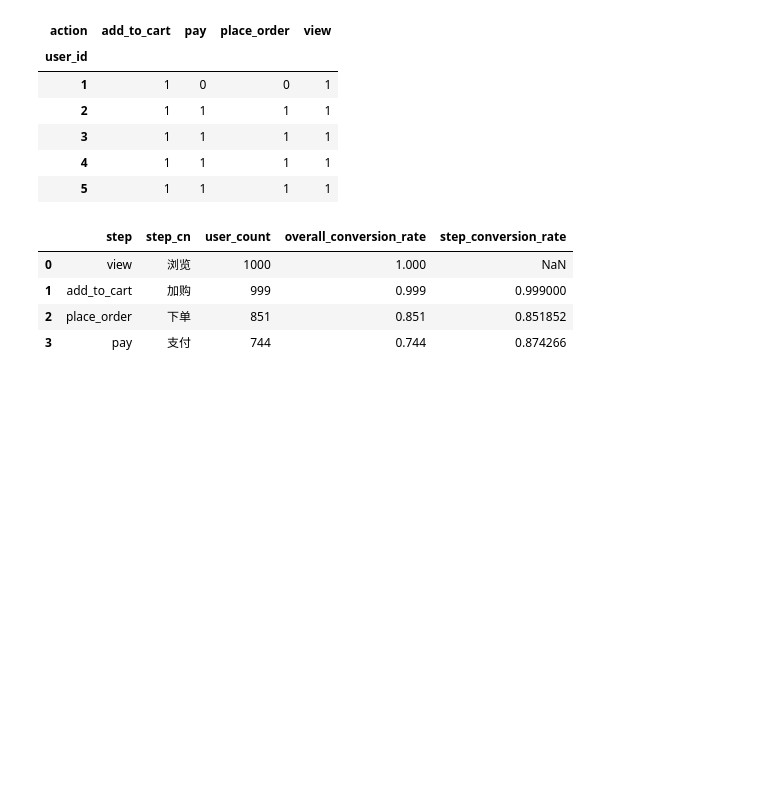
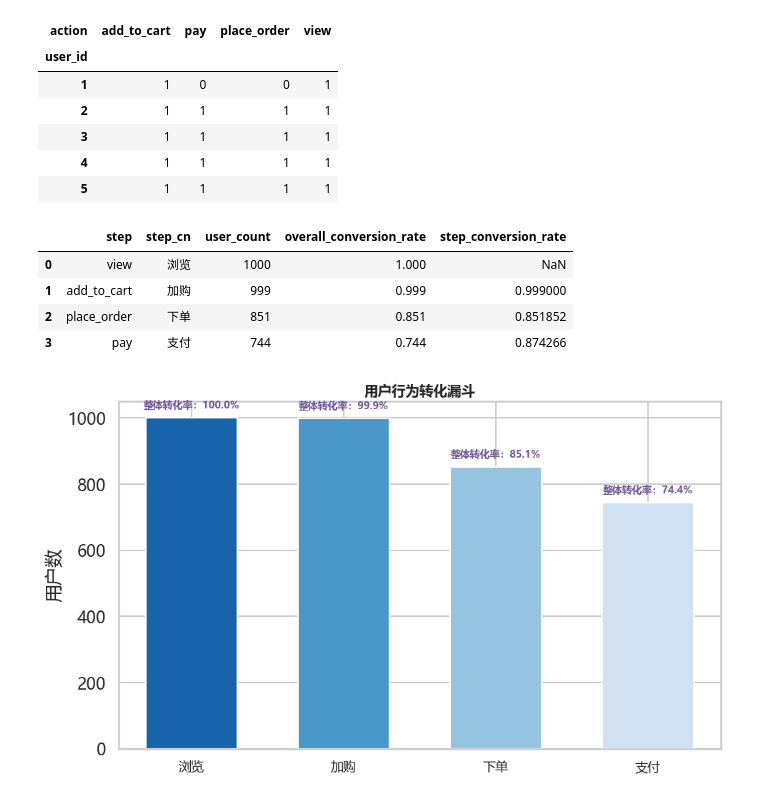
Before and after one commit to maheyun/jianli, a Jupyter notebook: 项目一：公司日常运营指标分析/复刻.ipynb, the cells around one changed output. Saved outputs shown, nothing was run; the diff lists cells and outputs as text; code cells hidden in the pictures; blank space fills up the shorter version.

```diff
--- a/项目一：公司日常运营指标分析/复刻.ipynb
+++ b/项目一：公司日常运营指标分析/复刻.ipynb
@@ -268,3 +268,22 @@ funnel_df
 | 3 | pay | 支付 | 744 | 0.744 | 0.874266 |
 # %%
 # 可视化
+fig,ax = plt.subplots(figsize=(10,6))
+colors = sns.color_palette('Blues_r', len(funnel_df))
+bars =ax.bar(range(len(funnel_df)), funnel_df['user_count'], color=colors,
+       edgecolor='white', width=0.6)
+ax.set_xticks(range(len(funnel_df)))
+ax.set_xticklabels(funnel_df['step_cn'], fontsize=13)
+ax.set_title('用户行为转化漏斗', fontweight='bold', fontsize=14)
+ax.set_ylabel('用户数')
+# 开始设置x轴文字内容
+for i,(_,row)  in  enumerate(funnel_df.iterrows()):
+    y_offset = max(funnel_df['user_count']) * 0.02
+    ax.text(i,row['user_count'] + y_offset,
+            f"整体转化率：{row['overall_conversion_rate']:.1%}",
+            ha='center', va='bottom', fontsize=10,
+            fontweight='bold',color='#705697')
+plt.tight_layout()
+plt.show()
+# %% [output]
+[figure, added]
```
Also changed, not shown: parts of 7 cells of this notebook, 4 other files.
